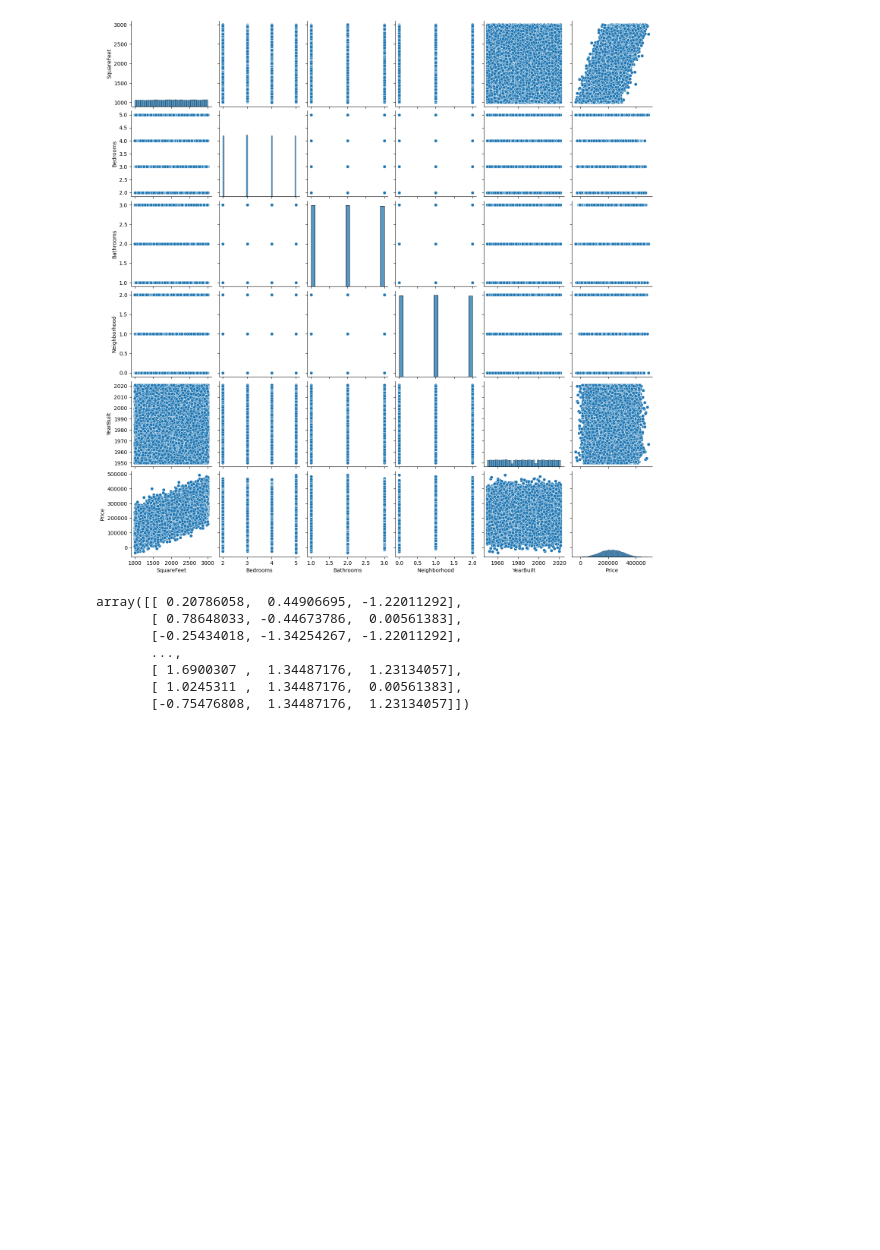
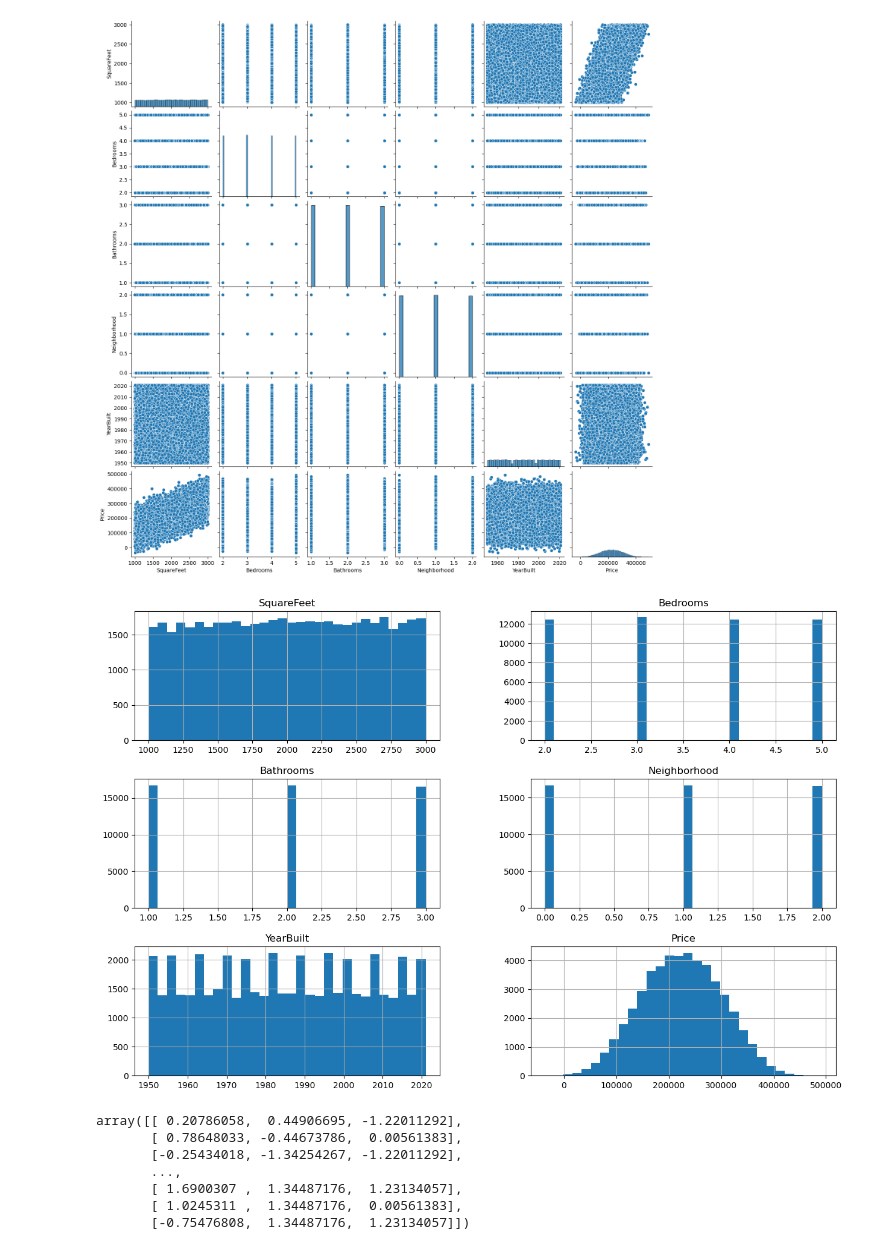
Before and after one commit to CatVenn/Final-Project, a Jupyter notebook: Machine Learning.ipynb, the cells around one changed output. Drawn from its saved outputs; the diff is of its cells as text; code cells hidden in the pictures; blank space fills up the shorter version.

```diff
--- a/Machine Learning.ipynb
+++ b/Machine Learning.ipynb
@@ -85,6 +86,11 @@ sns.pairplot(df)
 # %% [output]
 <seaborn.axisgrid.PairGrid at 0x...>
 [figure]
+# %%
+df.hist(bins=30, figsize=(15,10))
+plt.show()
+# %% [output]
+[figure, added]
 # %%
 #train test
 x = df.iloc[:,0:3]
```
Also changed, not shown: parts of 2 cells of this notebook, 1 other file.
